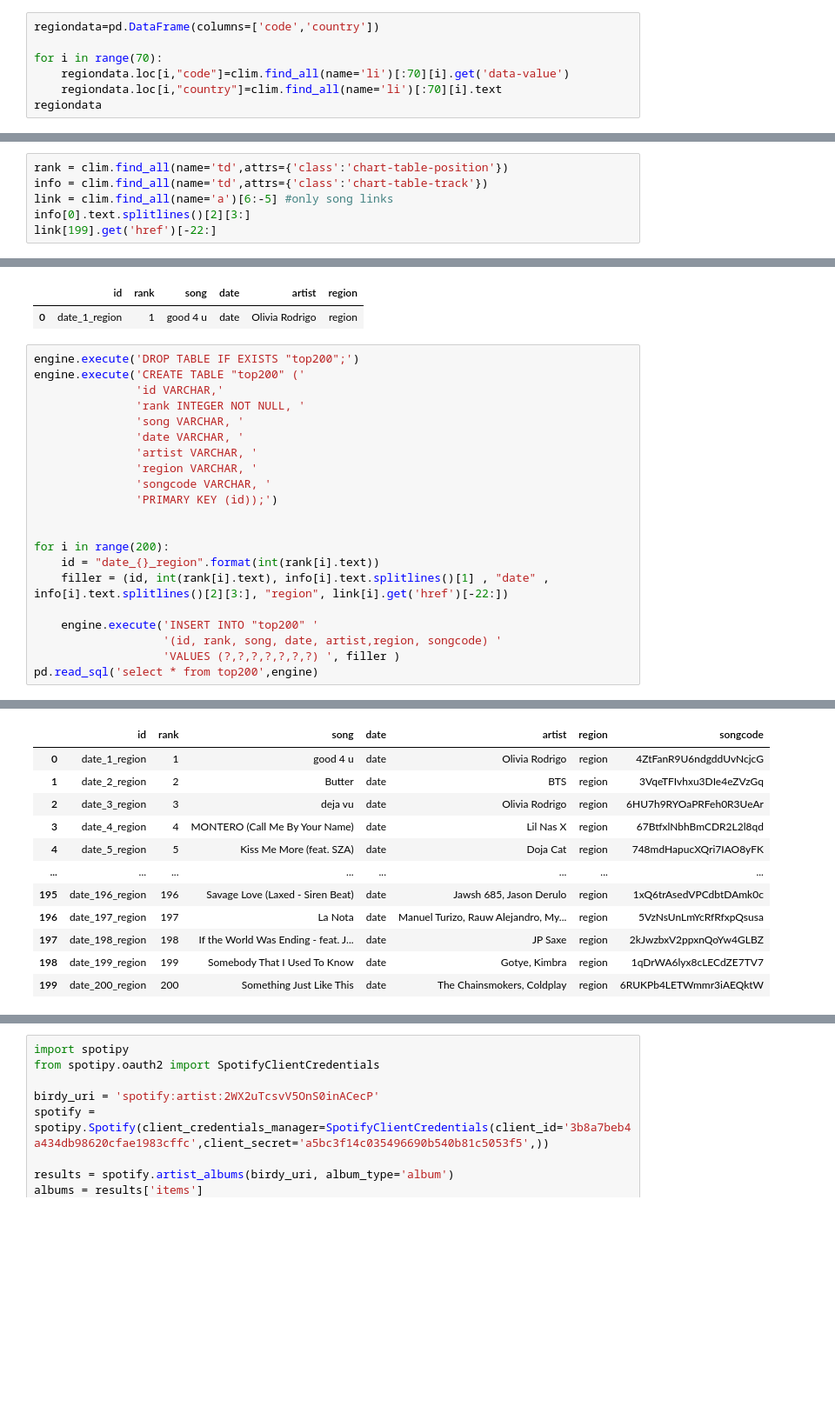
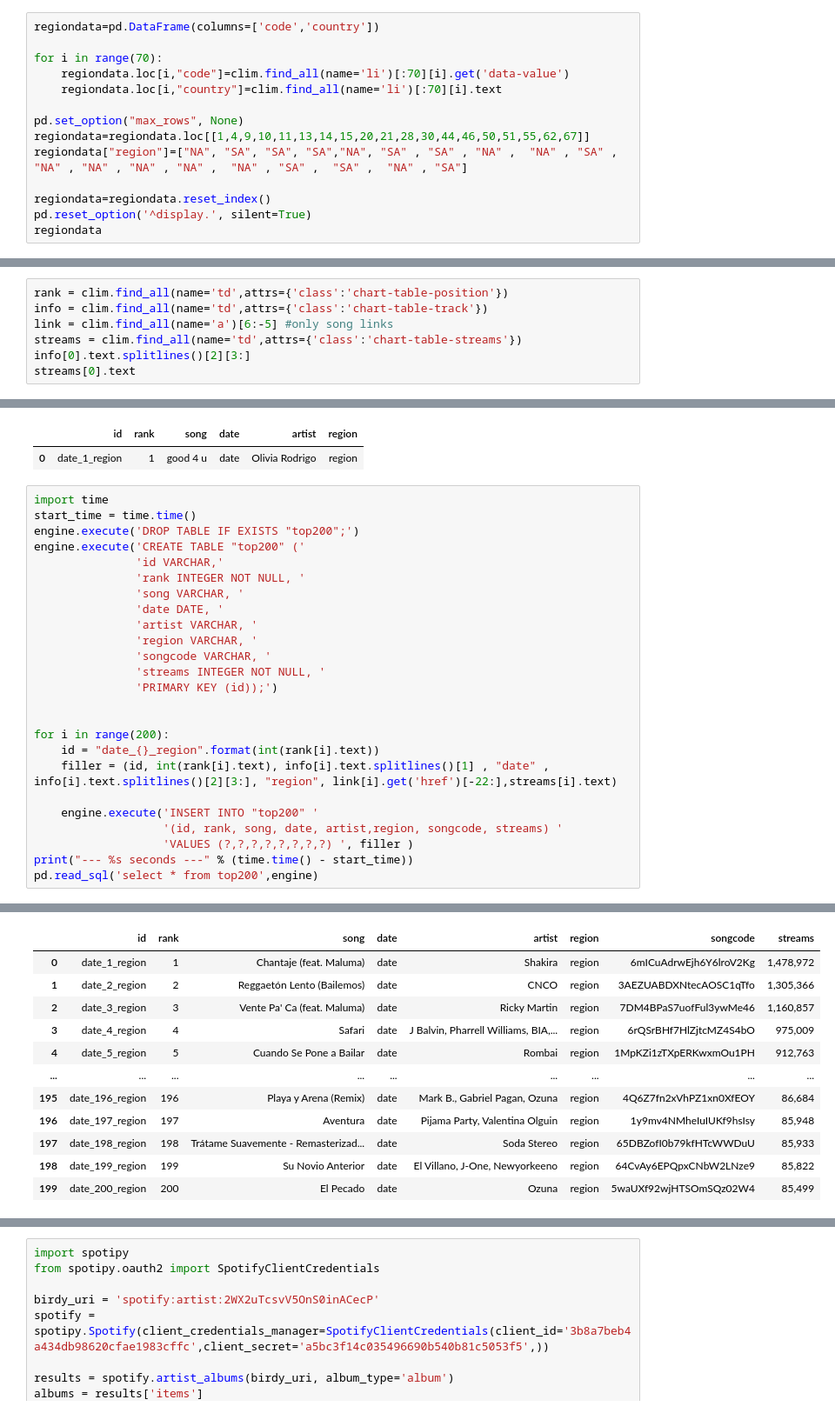
Before and after one commit to jasperhk5555/STA141B_Final, a Jupyter notebook: top200data.ipynb, the cells around one changed output, grey strips where cells are left out. Shown at 87% size. Drawn from its saved outputs; the diff is of its cells as text; blank space fills up the shorter version.

```diff
--- a/top200data.ipynb
+++ b/top200data.ipynb
@@ -44,5 +24,12 @@ regiondata=pd.DataFrame(columns=['code','country'])
 for i in range(70):
     regiondata.loc[i,"code"]=clim.find_all(name='li')[:70][i].get('data-value')
     regiondata.loc[i,"country"]=clim.find_all(name='li')[:70][i].text
+
+pd.set_option("max_rows", None)
+regiondata=regiondata.loc[[1,4,9,10,11,13,14,15,20,21,28,30,44,46,50,51,55,62,67]]
+regiondata["region"]=["NA", "SA", "SA", "SA","NA", "SA" , "SA" , "NA" ,  "NA" , "SA" ,  "NA" , "NA" , "NA" , "NA" ,  "NA" , "SA" ,  "SA" ,  "NA" , "SA"]
+
+regiondata=regiondata.reset_index()
+pd.reset_option('^display.', silent=True)
 regiondata
 # %% [output]
@@ -68,6 +59,7 @@ url
 rank = clim.find_all(name='td',attrs={'class':'chart-table-position'})
 info = clim.find_all(name='td',attrs={'class':'chart-table-track'})
 link = clim.find_all(name='a')[6:-5] #only song links
+streams = clim.find_all(name='td',attrs={'class':'chart-table-streams'})
 info[0].text.splitlines()[2][3:]
-link[199].get('href')[-22:]
+streams[0].text
 # %% [output]
@@ -96,24 +108,28 @@ pd.read_sql('select * from top200',engine)
 |  | id | rank | song | date | artist | region |
 | 0 | date_1_region | 1 | good 4 u | date | Olivia Rodrigo | region |
 # %%
+import time
+start_time = time.time()
 engine.execute('DROP TABLE IF EXISTS "top200";')
 engine.execute('CREATE TABLE "top200" ('
                'id VARCHAR,'
                'rank INTEGER NOT NULL, '
                'song VARCHAR, '
-               'date VARCHAR, '
+               'date DATE, '
                'artist VARCHAR, '
                'region VARCHAR, '
                'songcode VARCHAR, '
+               'streams INTEGER NOT NULL, '
                'PRIMARY KEY (id));')
 
 
 for i in range(200):
     id = "date_{}_region".format(int(rank[i].text))
-    filler = (id, int(rank[i].text), info[i].text.splitlines()[1] , "date" , info[i].text.splitlines()[2][3:], "region", link[i].get('href')[-22:])
+    filler = (id, int(rank[i].text), info[i].text.splitlines()[1] , "date" , info[i].text.splitlines()[2][3:], "region", link[i].get('href')[-22:],streams[i].text)
 
     engine.execute('INSERT INTO "top200" '
-                   '(id, rank, song, date, artist,region, songcode) '
-                   'VALUES (?,?,?,?,?,?,?) ', filler )
+                   '(id, rank, song, date, artist,region, songcode, streams) '
+                   'VALUES (?,?,?,?,?,?,?,?) ', filler )
+print("--- %s seconds ---" % (time.time() - start_time))
 pd.read_sql('select * from top200',engine)
 # %% [output]
@@ -120,12 +137,12 @@ pd.read_sql('select * from top200',engine)
-|  | id | rank | song | date | artist | region | songcode |
-| 0 | date_1_region | 1 | good 4 u | date | Olivia Rodrigo | region | 4ZtFanR9U6ndgddUvNcjcG |
-| 1 | date_2_region | 2 | Butter | date | BTS | region | 3VqeTFIvhxu3DIe4eZVzGq |
-| 2 | date_3_region | 3 | deja vu | date | Olivia Rodrigo | region | 6HU7h9RYOaPRFeh0R3UeAr |
-| 3 | date_4_region | 4 | MONTERO (Call Me By Your Name) | date | Lil Nas X | region | 67BtfxlNbhBmCDR2L2l8qd |
-| 4 | date_5_region | 5 | Kiss Me More (feat. SZA) | date | Doja Cat | region | 748mdHapucXQri7IAO8yFK |
-| ... | ... | ... | ... | ... | ... | ... | ... |
-| 195 | date_196_region | 196 | Savage Love (Laxed - Siren Beat) | date | Jawsh 685, Jason Derulo | region | 1xQ6trAsedVPCdbtDAmk0c |
-| 196 | date_197_region | 197 | La Nota | date | Manuel Turizo, Rauw Alejandro, My... | region | 5VzNsUnLmYcRfRfxpQsusa |
-| 197 | date_198_region | 198 | If the World Was Ending - feat. J... | date | JP Saxe | region | 2kJwzbxV2ppxnQoYw4GLBZ |
-| 198 | date_199_region | 199 | Somebody That I Used To Know | date | Gotye, Kimbra | region | 1qDrWA6lyx8cLECdZE7TV7 |
-| 199 | date_200_region | 200 | Something Just Like This | date | The Chainsmokers, Coldplay | region | 6RUKPb4LETWmmr3iAEQktW |
+|  | id | rank | song | date | artist | region | songcode | streams |
+| 0 | date_1_region | 1 | Chantaje (feat. Maluma) | date | Shakira | region | 6mICuAdrwEjh6Y6lroV2Kg | 1,478,972 |
+| 1 | date_2_region | 2 | Reggaetón Lento (Bailemos) | date | CNCO | region | 3AEZUABDXNtecAOSC1qTfo | 1,305,366 |
+| 2 | date_3_region | 3 | Vente Pa' Ca (feat. Maluma) | date | Ricky Martin | region | 7DM4BPaS7uofFul3ywMe46 | 1,160,857 |
+| 3 | date_4_region | 4 | Safari | date | J Balvin, Pharrell Williams, BIA,... | region | 6rQSrBHf7HlZjtcMZ4S4bO | 975,009 |
+| 4 | date_5_region | 5 | Cuando Se Pone a Bailar | date | Rombai | region | 1MpKZi1zTXpERKwxmOu1PH | 912,763 |
+| ... | ... | ... | ... | ... | ... | ... | ... | ... |
+| 195 | date_196_region | 196 | Playa y Arena (Remix) | date | Mark B., Gabriel Pagan, Ozuna | region | 4Q6Z7fn2xVhPZ1xn0XfEOY | 86,684 |
+| 196 | date_197_region | 197 | Aventura | date | Pijama Party, Valentina Olguin | region | 1y9mv4NMheIuIUKf9hsIsy | 85,948 |
+| 197 | date_198_region | 198 | Trátame Suavemente - Remasterizad... | date | Soda Stereo | region | 65DBZofI0b79kfHTcWWDuU | 85,933 |
+| 198 | date_199_region | 199 | Su Novio Anterior | date | El Villano, J-One, Newyorkeeno | region | 64CvAy6EPQpxCNbW2LNze9 | 85,822 |
+| 199 | date_200_region | 200 | El Pecado | date | Ozuna | region | 5waUXf92wjHTSOmSQz02W4 | 85,499 |
```
Also changed, not shown: parts of 20 cells of this notebook.
